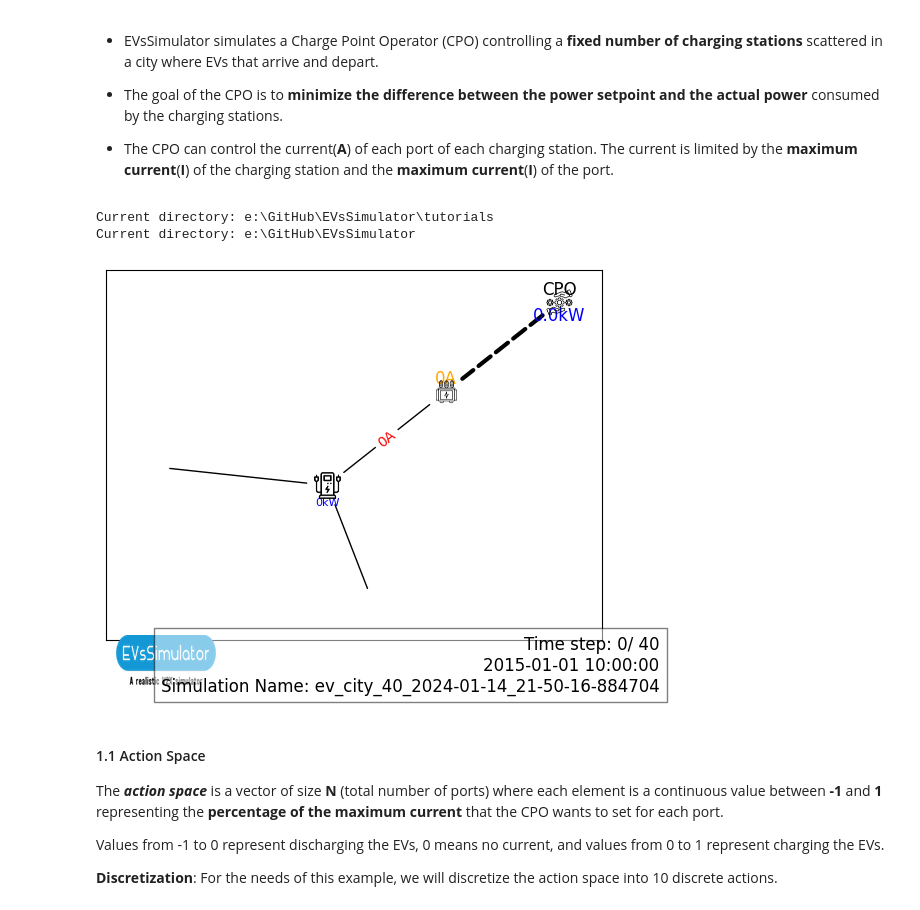
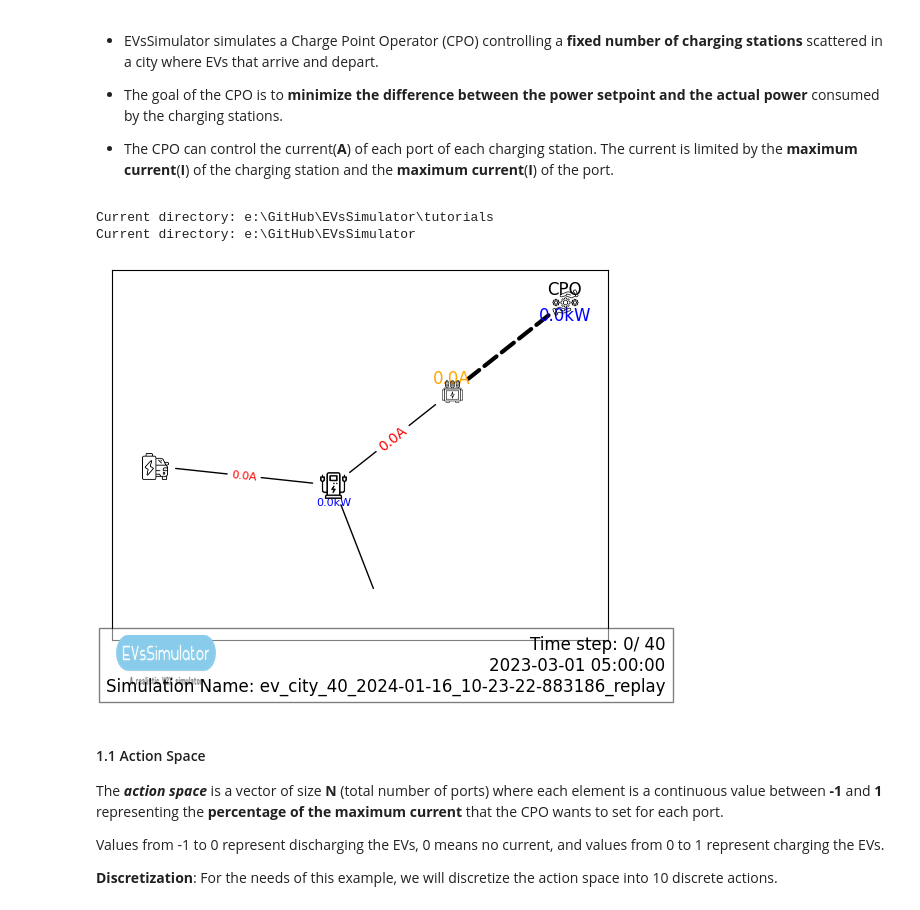
Before and after one commit to StavrosOrf/EV2Gym, a Jupyter notebook: tutorials/CreateYourCustomAlgorithm.ipynb, the cells around one changed output. Saved outputs shown, nothing was run; the diff lists cells and outputs as text; code cells hidden in the pictures.

```diff
--- a/tutorials/CreateYourCustomAlgorithm.ipynb
+++ b/tutorials/CreateYourCustomAlgorithm.ipynb
@@ -15,28 +15,29 @@ This Notebook provides a simple example of how to develop your own custom RL env
 # %%
 import sys
 import os
 import numpy as np
 sys.path.append("..")
 print("Current directory: " + os.getcwd())
 #change directory
 
 
 os.chdir(os.getcwd() + "/..")
 #print current_ directory
 print("Current directory: " + os.getcwd())
 
 from EVsSimulator import ev_city
 
 # Create the environment
 env = ev_city.EVCity(config_file="config_files/config_tutorial_1.yaml",
+                     load_from_replay_path="replay/replay_ev_city_40_2024-01-16_10-23-22-883186.pkl",
                      render_mode=True,
                      save_plots=False,
                      save_replay=False,
                      )
 # %% [output]
 Current directory: e:\GitHub\EVsSimulator\tutorials
 Current directory: e:\GitHub\EVsSimulator
-[figure, old version]
+[figure, new version]
 # %% [markdown]
 #### 1.1 Action Space
 The ***action space*** is a vector of size **N** (total number of ports) where each element is a continuous value between **-1** and **1** representing the **percentage of the maximum current** that the CPO wants to set for each
```
Also changed, not shown: parts of 8 cells of this notebook, 3 other files.
